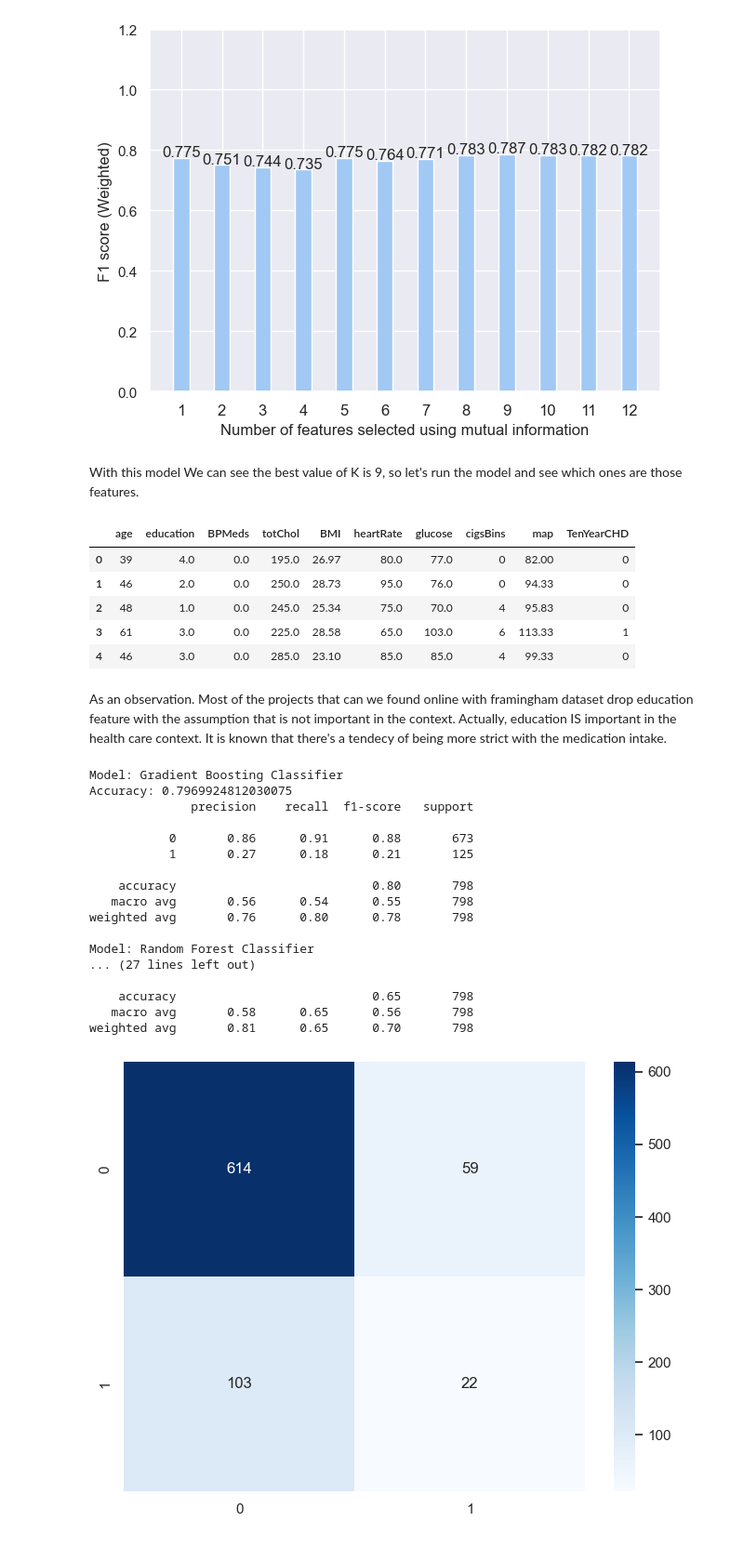
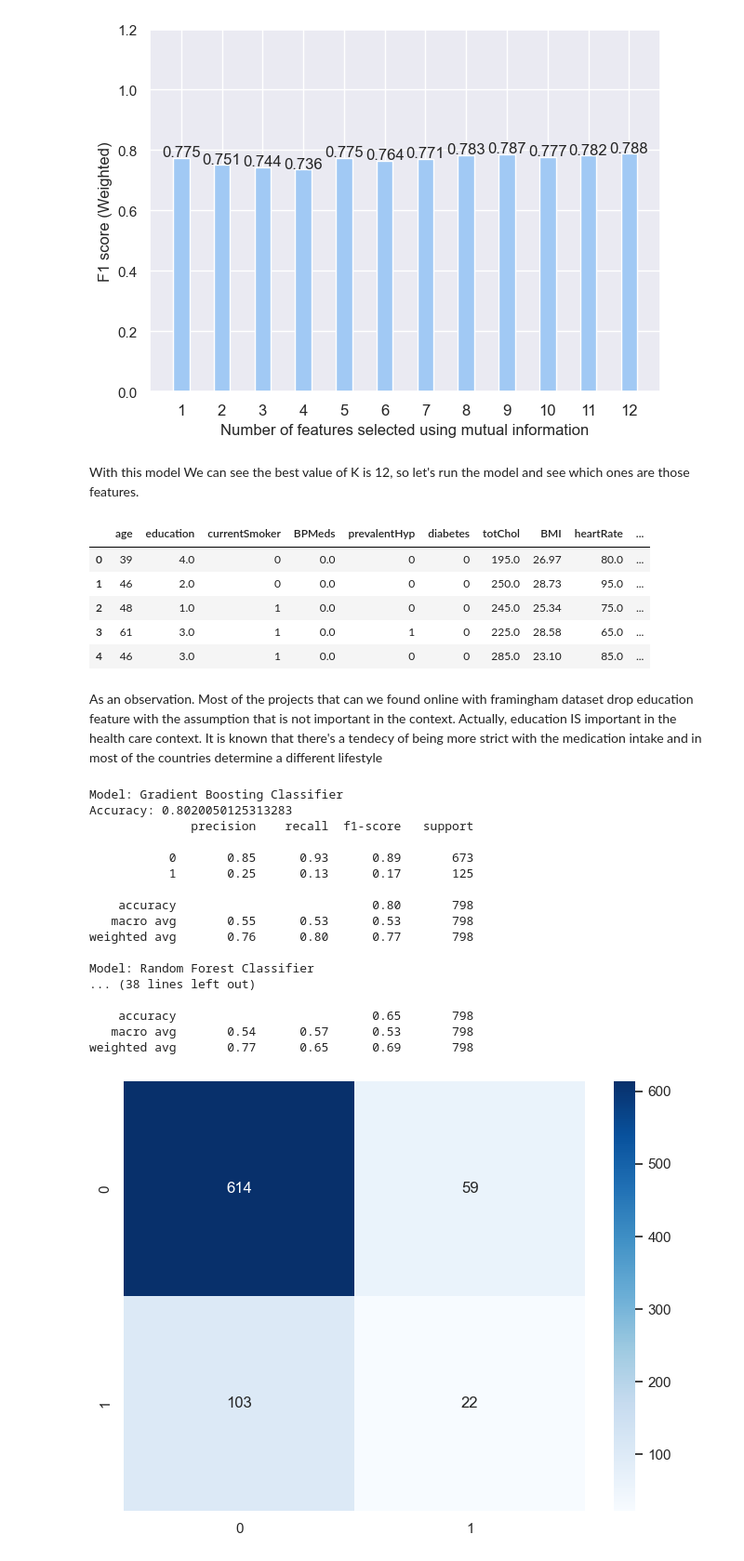
Before and after one commit to Fermazate/Heart-Disease-Prediction, a Jupyter notebook: notebooks/02_data_exploration.ipynb, the cells around one changed output. Shown at 93% size. Saved outputs shown, nothing was run; the diff lists cells and outputs as text; code cells hidden in the pictures.

```diff
--- a/notebooks/02_data_exploration.ipynb
+++ b/notebooks/02_data_exploration.ipynb
@@ -266,7 +269,6 @@ for k in range(1,13):
 
     sel_X_train = selector.transform(x_s_res)
     sel_X_test = selector.transform(X_test)
-    gbc = GradientBoostingClassifier()
     gbc.fit(sel_X_train, y_s_res)
     kbest_preds = gbc.predict(sel_X_test)
 
@@ -292,27 +294,27 @@ plt.tight_layout()
 # %% [output]
 [figure]
 # %% [markdown]
-With this model We can see the best value of K is 9, so let's run the model and see which ones are those features.
+With this model We can see the best value of K is 12, so let's run the model and see which ones are those features.
 # %%
-selector = SelectKBest(score_func=mutual_info_classif, k=9)
+selector = SelectKBest(score_func=mutual_info_classif, k=12)
 selector.fit(x_s_res, y_s_res)
 
 select_feature_mask = selector.get_support()
 
 selected_features = x_s_res.columns[select_feature_mask]
 
 df_feat = df2[selected_features]
 df_feat = pd.concat([df_feat, df2['TenYearCHD']], axis=1)
 df_feat.head()
 # %% [output]
-|  | age | education | BPMeds | totChol | BMI | heartRate | glucose | cigsBins | map | TenYearCHD |
-| 0 | 39 | 4.0 | 0.0 | 195.0 | 26.97 | 80.0 | 77.0 | 0 | 82.00 | 0 |
-| 1 | 46 | 2.0 | 0.0 | 250.0 | 28.73 | 95.0 | 76.0 | 0 | 94.33 | 0 |
-| 2 | 48 | 1.0 | 0.0 | 245.0 | 25.34 | 75.0 | 70.0 | 4 | 95.83 | 0 |
-| 3 | 61 | 3.0 | 0.0 | 225.0 | 28.58 | 65.0 | 103.0 | 6 | 113.33 | 1 |
-| 4 | 46 | 3.0 | 0.0 | 285.0 | 23.10 | 85.0 | 85.0 | 4 | 99.33 | 0 |
+|  | age | education | currentSmoker | BPMeds | prevalentHyp | diabetes | totChol | BMI | heartRate | ... |
+| 0 | 39 | 4.0 | 0 | 0.0 | 0 | 0 | 195.0 | 26.97 | 80.0 | ... |
+| 1 | 46 | 2.0 | 0 | 0.0 | 0 | 0 | 250.0 | 28.73 | 95.0 | ... |
+| 2 | 48 | 1.0 | 1 | 0.0 | 0 | 0 | 245.0 | 25.34 | 75.0 | ... |
+| 3 | 61 | 3.0 | 1 | 0.0 | 1 | 0 | 225.0 | 28.58 | 65.0 | ... |
+| 4 | 46 | 3.0 | 1 | 0.0 | 0 | 0 | 285.0 | 23.10 | 85.0 | ... |
 # %% [markdown]
-As an observation. Most of the projects that can we found online with framingham dataset drop education feature with the assumption that is not important in the context. Actually, education IS important in the health care context. It is known that there's a tendecy of being more strict with the medication intake.
+As an observation. Most of the projects that can we found online with framingham dataset drop education feature with the assumption that is not important in the context. Actually, education IS important in the health care context. It is known that there's a tendecy of being more strict with the medication intake and in most of the countries determine a different lifestyle
 # %%
 #Let's test all the different models
 
@@ -346,7 +352,8 @@ pred_models = [
     ('Gradient Boosting Classifier', gbc_pred),
     ('Random Forest Classifier', rf_pred),
     ('Logistic Regression', lr_pred),
-    (' Support Vector Machine Classifier', svm_pred)
+    (' Support Vector Machine Classifier', svm_pred),
+    ('K Nearest Neighbors', knn_pred),
 ]
 #Let's calculate metrics for every model.
 for model_name, predictions in pred_models:
@@ -355,22 +362,22 @@ for model_name, predictions in pred_models:
     print(classification_report(y_test2, predictions))
 # %% [output]
 Model: Gradient Boosting Classifier
-Accuracy: 0.7969924812030075
+Accuracy: 0.8020050125313283
               precision    recall  f1-score   support
 
-           0       0.86      0.91      0.88       673
-           1       0.27      0.18      0.21       125
+           0       0.85      0.93      0.89       673
+           1       0.25      0.13      0.17       125
 
     accuracy                           0.80       798
-   macro avg       0.56      0.54      0.55       798
-weighted avg       0.76      0.80      0.78       798
+   macro avg       0.55      0.53      0.53       798
+weighted avg       0.76      0.80      0.77       798
 
 Model: Random Forest Classifier
-... (27 lines left out)
+... (38 lines left out)
 
     accuracy                           0.65       798
-   macro avg       0.58      0.65      0.56       798
-weighted avg       0.81      0.65      0.70       798
+   macro avg       0.54      0.57      0.53       798
+weighted avg       0.77      0.65      0.69       798
 # %%
 plt.figure(figsize=(8, 6))
 sns.heatmap(confusion_matrix(y_test,gbc_pred), annot=True,fmt='d', cmap='Blues')
```
Also changed, not shown: parts of 8 cells of this notebook, 1 other file.
